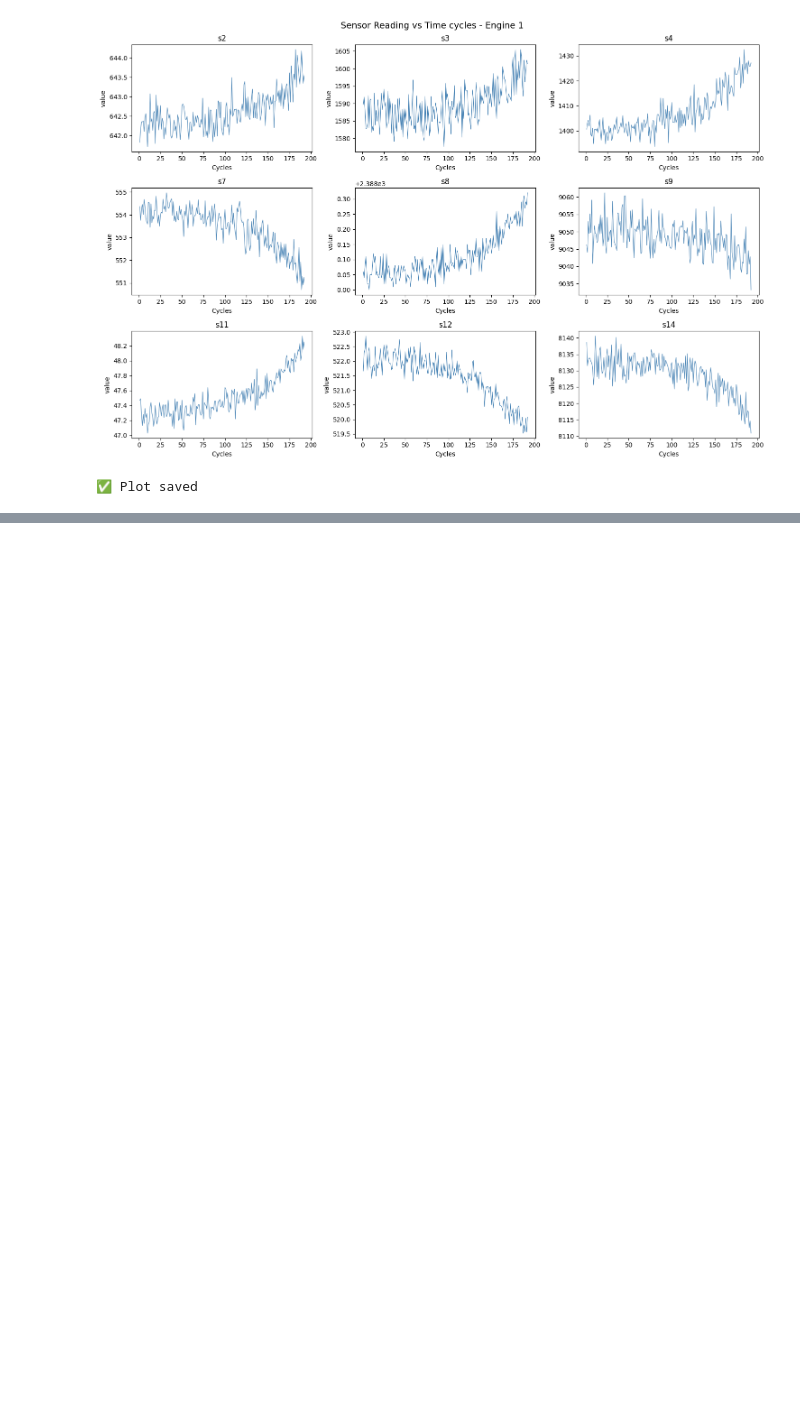
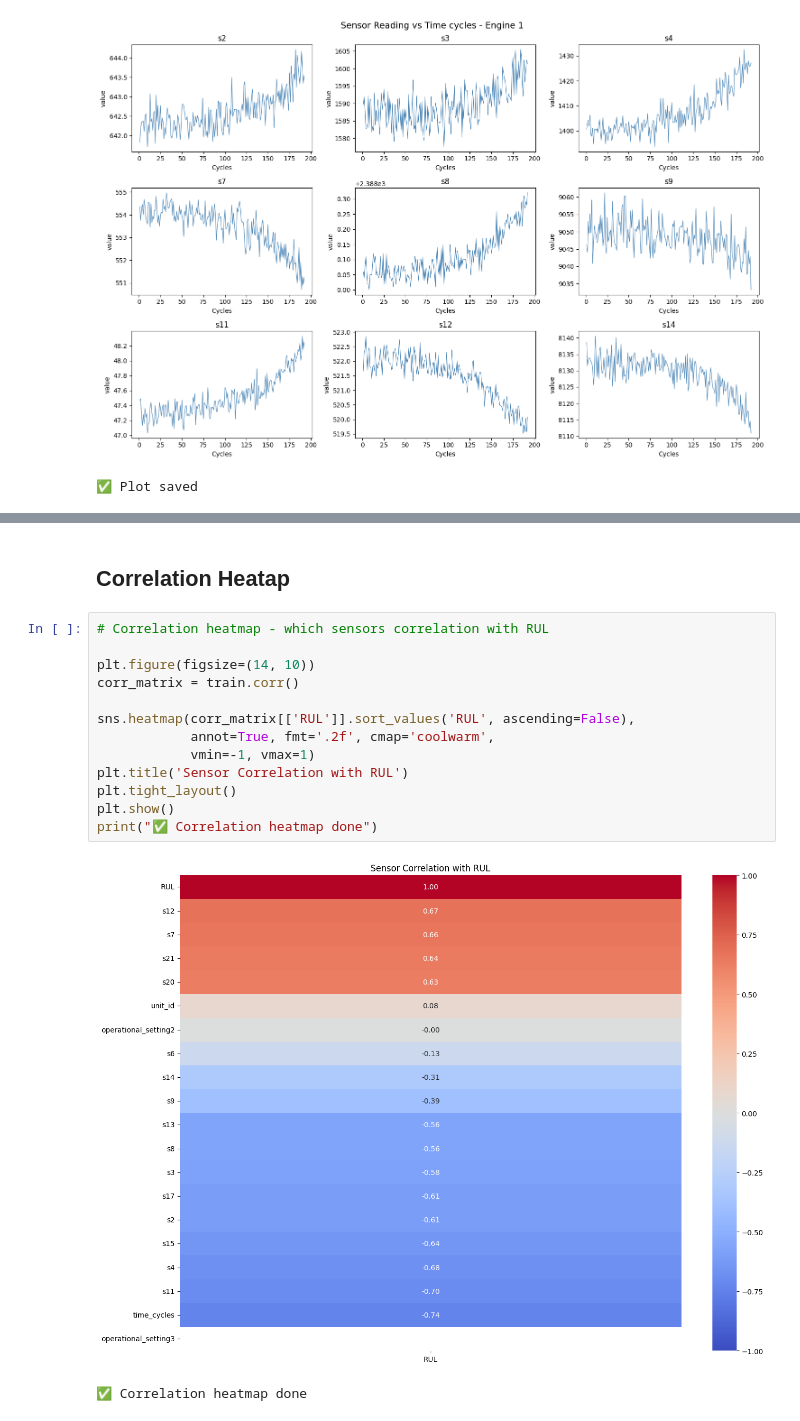
Before and after one commit to Bhawani-Lal/Smartmaintain_Dissertation, a Jupyter notebook: SmartMaintain_EDA.ipynb, the cells around one changed output, grey strips where cells are left out. Drawn from its saved outputs; the diff is of its cells as text; blank space fills up the shorter version.

```diff
--- a/SmartMaintain_EDA.ipynb
+++ b/SmartMaintain_EDA.ipynb
@@ -187,0 +219,18 @@ print('✅ Plot saved')
+# %% [markdown]
+## Correlation Heatap
+# %%
+# Correlation heatmap - which sensors correlation with RUL
+
+plt.figure(figsize=(14, 10))
+corr_matrix = train.corr()
+
+sns.heatmap(corr_matrix[['RUL']].sort_values('RUL', ascending=False),
+            annot=True, fmt='.2f', cmap='coolwarm',
+            vmin=-1, vmax=1)
+plt.title('Sensor Correlation with RUL')
+plt.tight_layout()
+plt.show()
+print("✅ Correlation heatmap done")
+# %% [output]
+[figure, added]
+✅ Correlation heatmap done
```
Also changed, not shown: parts of 2 cells of this notebook.
